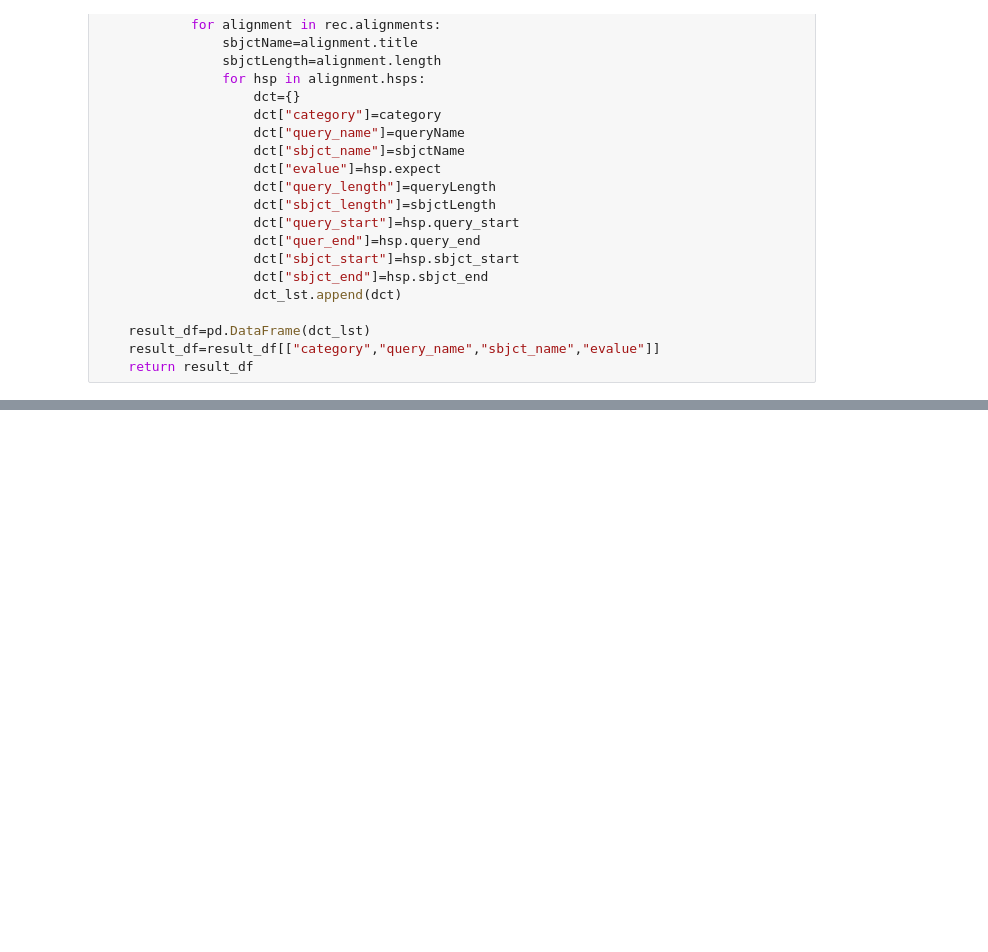
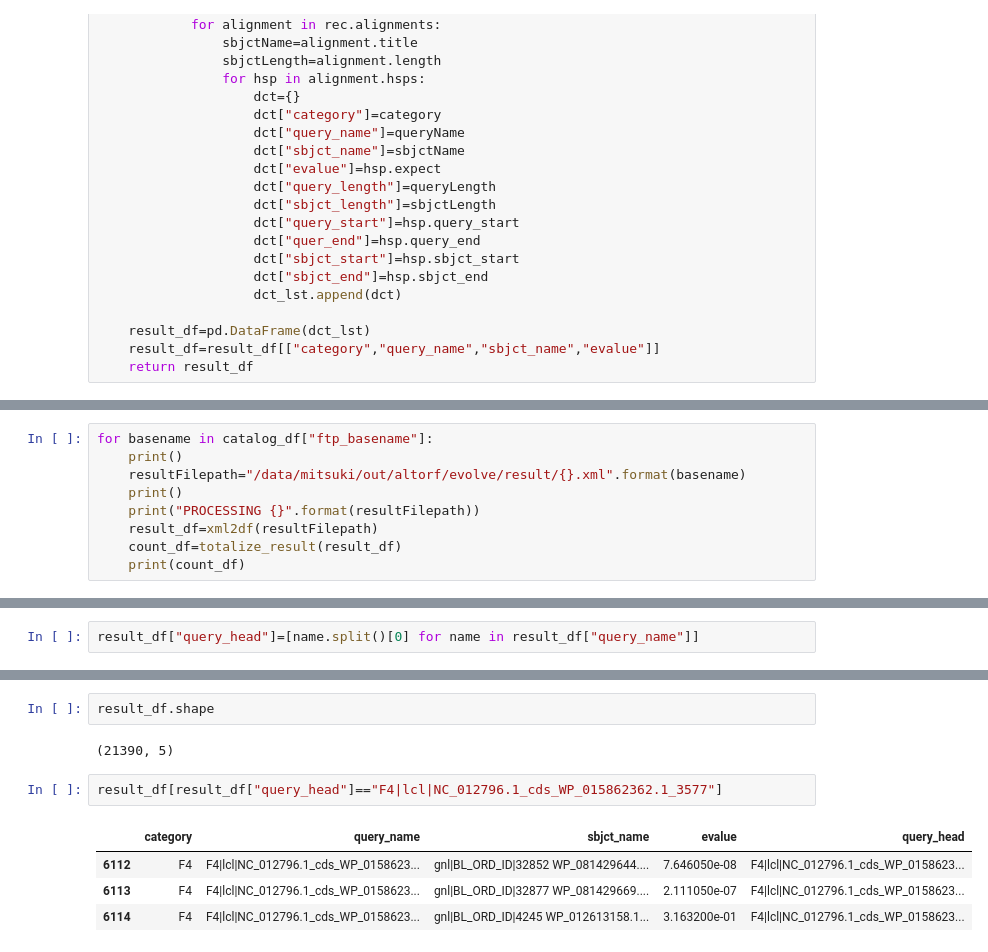
Before and after one commit to MitsukiUsui/evolve, a Jupyter notebook: analyze/script/summarize_result.ipynb, the cells around one changed output, grey strips where cells are left out. Saved outputs shown, nothing was run; the diff lists cells and outputs as text; blank space fills up the shorter version.

```diff
--- a/analyze/script/summarize_result.ipynb
+++ b/analyze/script/summarize_result.ipynb
@@ -61,0 +72,9 @@ def categorize_result(result_df):
+# %%
+for basename in catalog_df["ftp_basename"]:
+    print()
+    resultFilepath="/data/mitsuki/out/altorf/evolve/result/{}.xml".format(basename)
+    print()
+    print("PROCESSING {}".format(resultFilepath))
+    result_df=xml2df(resultFilepath)
+    count_df=totalize_result(result_df)
+    print(count_df)
@@ -61,0 +99,2 @@ def categorize_result(result_df):
+# %%
+result_df["query_head"]=[name.split()[0] for name in result_df["query_name"]]
@@ -62,3 +119,14 @@ def categorize_result(result_df):
+# %%
+result_df.shape
+# %% [output]
+(21390, 5)
+# %%
+result_df[result_df["query_head"]=="F4|lcl|NC_012796.1_cds_WP_015862362.1_3577"]
+# %% [output]
+|  | category | query_name | sbjct_name | evalue | query_head |
+| 6112 | F4 | F4|lcl|NC_012796.1_cds_WP_0158623... | gnl|BL_ORD_ID|32852 WP_081429644.... | 7.646050e-08 | F4|lcl|NC_012796.1_cds_WP_0158623... |
+| 6113 | F4 | F4|lcl|NC_012796.1_cds_WP_0158623... | gnl|BL_ORD_ID|32877 WP_081429669.... | 2.111050e-07 | F4|lcl|NC_012796.1_cds_WP_0158623... |
+| 6114 | F4 | F4|lcl|NC_012796.1_cds_WP_0158623... | gnl|BL_ORD_ID|4245 WP_012613158.1... | 3.163200e-01 | F4|lcl|NC_012796.1_cds_WP_0158623... |
 # %%
 resultFilepath="/data/mitsuki/out/altorf/evolve/result/GCF_000010665.1_ASM1066v1.xml"
 result_df=xml2df(resultFilepath)
```
Also changed, not shown: parts of 17 cells of this notebook, 6 other files.
